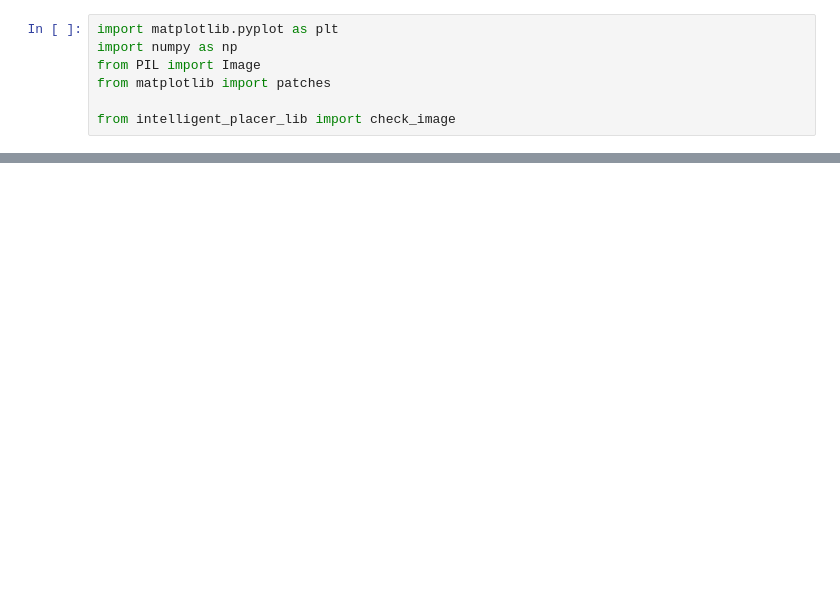
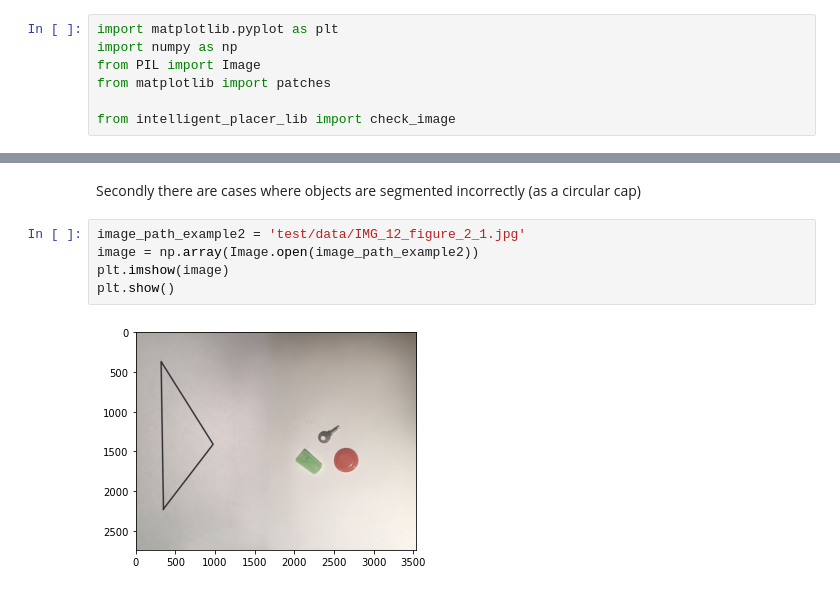
Before and after one commit to DariaWelt/Intelligent_placer, a Jupyter notebook: intelligent_placer.ipynb, the cells around one changed output, grey strips where cells are left out. Drawn from its saved outputs; the diff is of its cells as text; blank space fills up the shorter version.

```diff
--- a/intelligent_placer.ipynb
+++ b/intelligent_placer.ipynb
@@ -52,0 +49,9 @@ True
+# %% [markdown]
+Secondly there are cases where objects are segmented incorrectly (as a circular cap)
+# %%
+image_path_example2 = 'test/data/IMG_12_figure_2_1.jpg'
+image = np.array(Image.open(image_path_example2))
+plt.imshow(image)
+plt.show()
+# %% [output]
+[figure, added]
```
Also changed, not shown: parts of 16 cells of this notebook, 3 other files.
